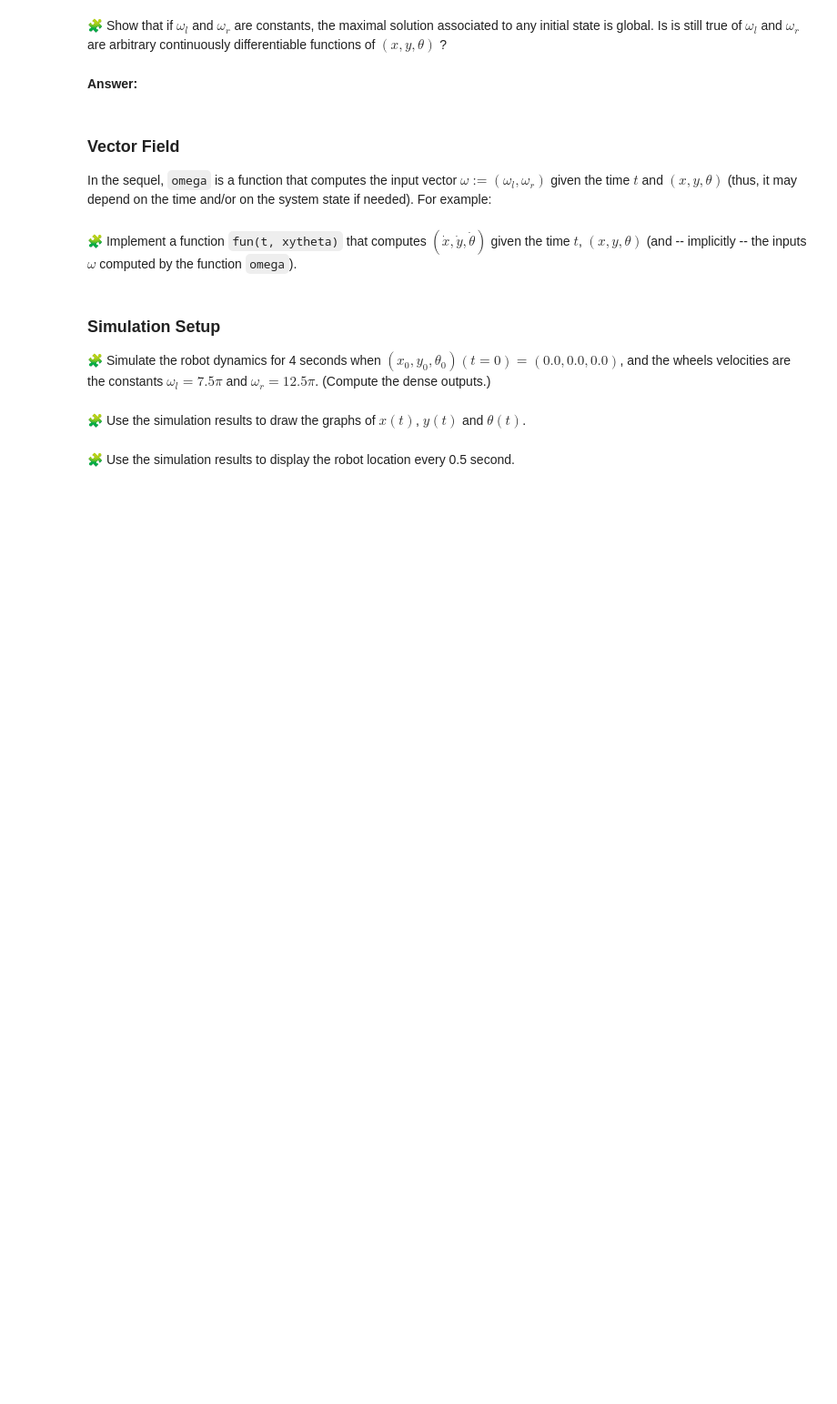
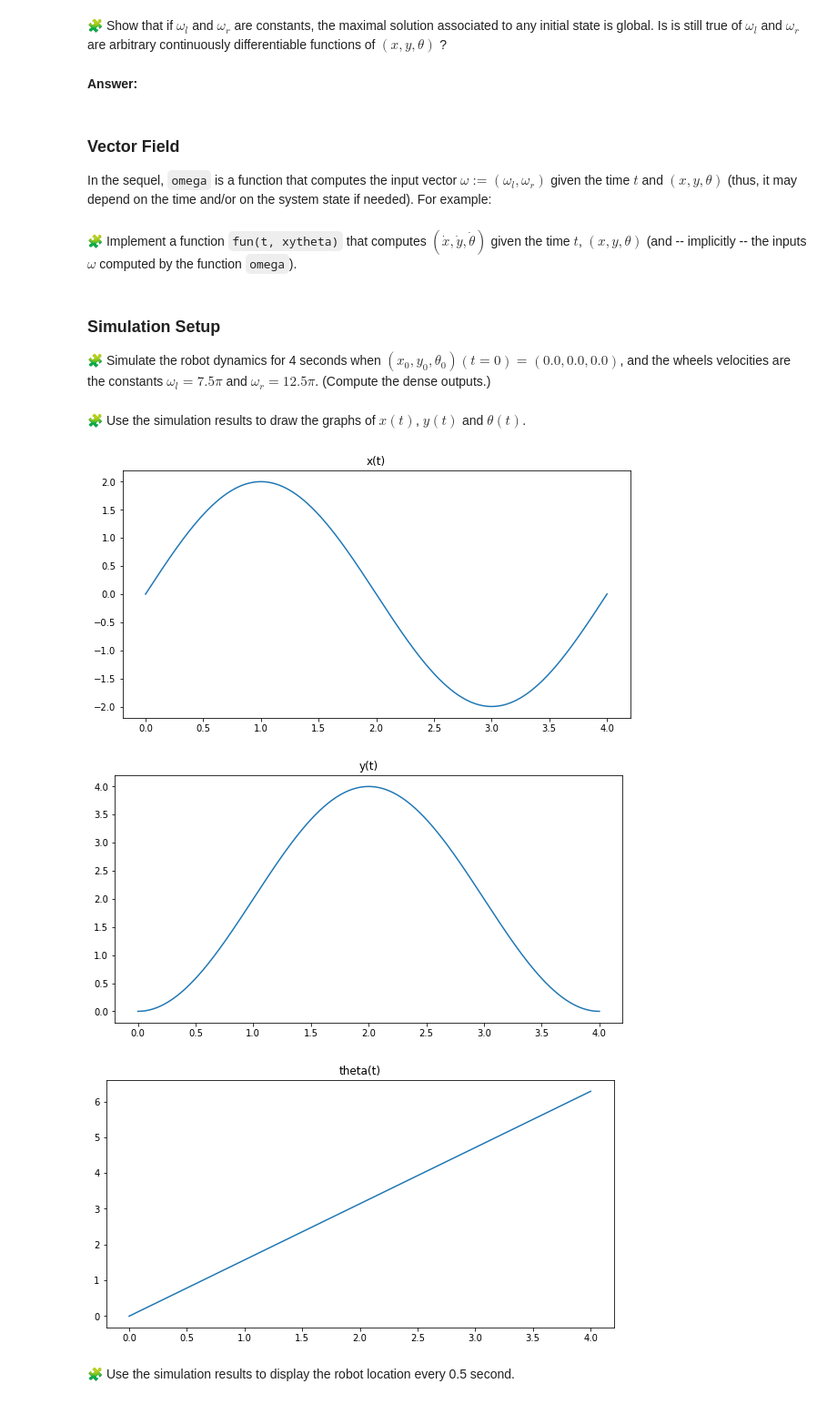
Before and after one commit to Ibtissame23/control-engineering-with-python-project-2021-2022, a Jupyter notebook: Project - Step 1.ipynb, the cells around one changed output. Shown at 91% size. Cells and saved outputs as stored; diff of their text form; code cells hidden in the pictures; blank space fills up the shorter version.

```diff
--- a/Project - Step 1.ipynb
+++ b/Project - Step 1.ipynb
@@ -141,2 +145,17 @@ pass
+# %%
+def basic_solve_ivp(f, t0, x0, dt, t_f):
+    ts, xs = [t0], [x0]
+    while ts[-1] < t_f:
+        t, x = ts[-1], xs[-1]
+        t_next, x_next = t + dt, x + dt * f(t,x)
+        ts.append(t_next); xs.append(x_next)
+    return (array(ts), array(xs).T)
+
+
+
+
+t0, x0 = 0.0, array([0.0, 0.0,0.0])
+dt, tf = 0.001, 4.0
+t, x_sol = basic_solve_ivp(fun, t0, x0, dt, tf)
 # %% [markdown]
 🧩 Use the simulation results to draw the graphs of $x(t)$, $y(t)$ and $\theta(t)$.
@@ -145,2 +162,40 @@ pass
+# %%
+# Import libraries
+import matplotlib.pyplot as plt
+import numpy as np
+
+# Creating vectors for x(t)
+time = np.linspace(np.amin(t), np.amax(t), len(x_sol[0]))
+
+fig = plt.figure(figsize = (10, 5))
+# Create the plot
+plt.plot(time, x_sol[0])
+plt.title("x(t)")
+# Show the plot
+plt.show()
+
+
+# Creating vectors for y(t)
+
+fig = plt.figure(figsize = (10, 5))
+# Create the plot
+plt.plot(time, x_sol[1])
+plt.title("y(t)")
+# Show the plot
+plt.show()
+
+
+# Creating vectors for theta(t)
+
+fig = plt.figure(figsize = (10, 5))
+# Create the plot
+plt.plot(time, x_sol[2])
+plt.title("theta(t)")
+# Show the plot
+plt.show()
+# %% [output]
+[figure, added]
+[figure, added]
+[figure, added]
 # %% [markdown]
 🧩 Use the simulation results to display the robot location every 0.5 second.
```
Also changed, not shown: parts of 9 cells of this notebook.
